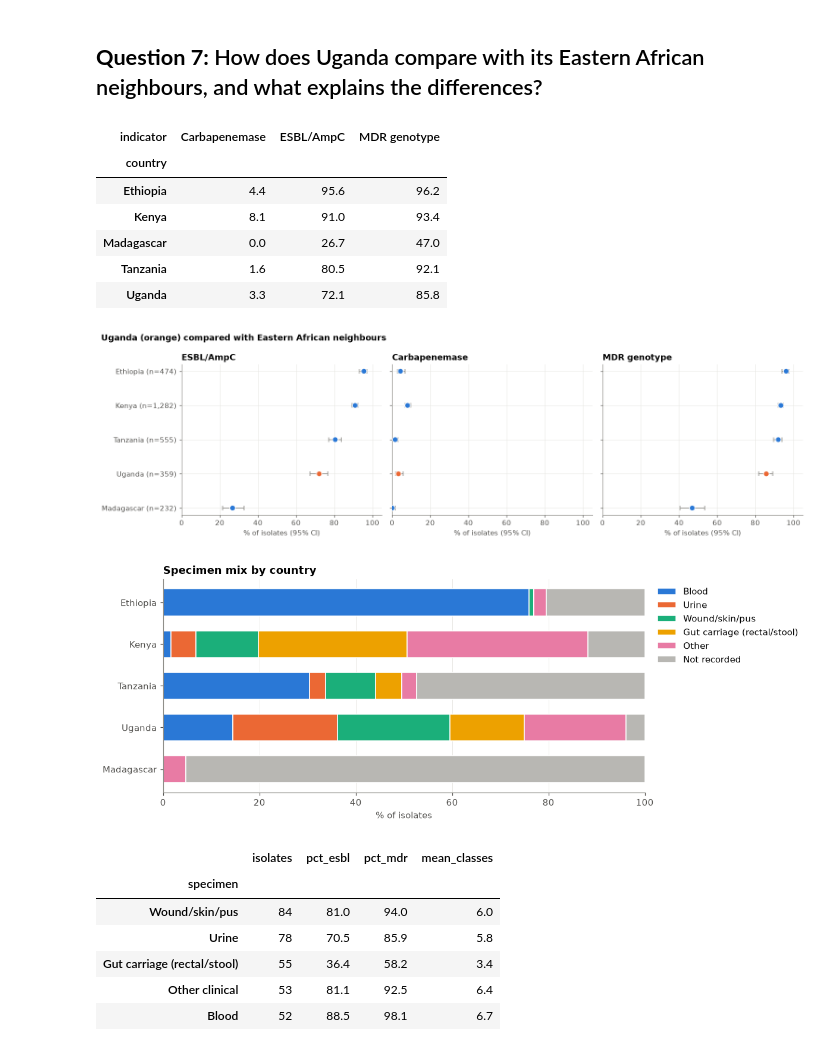
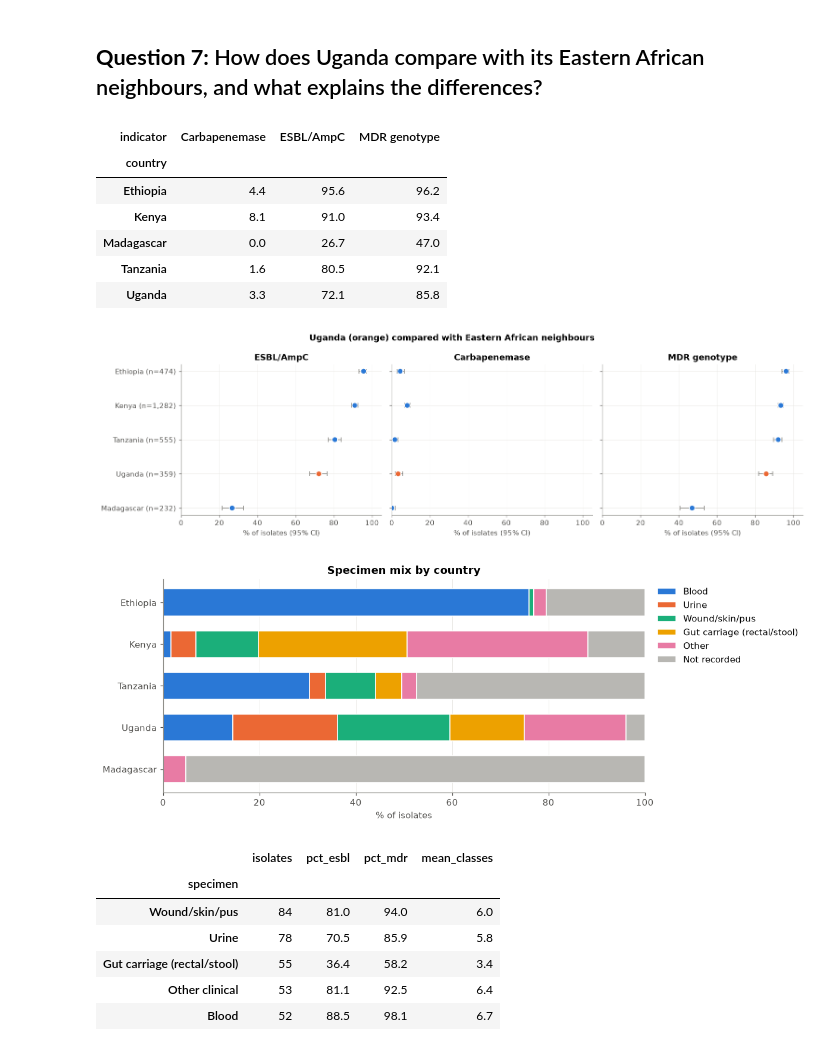
Before and after one commit to Jeremy-K-coder/klebsiella_amr_ssa, a Jupyter notebook: klebsiella_amr_descriptive_diagnostic.ipynb, the cells around one changed output. Saved outputs shown, nothing was run; the diff lists cells and outputs as text; code cells hidden in the pictures.

Commit message:
Restyle title cell; centre figure titles
Co-Authored-By: Claude Opus 5.5 <noreply@anthropic.com>

```diff
--- a/klebsiella_amr_descriptive_diagnostic.ipynb
+++ b/klebsiella_amr_descriptive_diagnostic.ipynb
@@ -36,7 +39,7 @@ plt.rcParams.update({
     'figure.dpi': 110, 'savefig.dpi': 200, 'font.size': 10,
     'axes.spines.top': False, 'axes.spines.right': False, 'axes.edgecolor': '#8a8984',
     'axes.grid': True, 'axes.axisbelow': True, 'grid.color': '#e6e5e1', 'grid.linewidth': 0.6,
-    'axes.titlesize': 12, 'axes.titleweight': 'bold', 'axes.titlelocation': 'left',
+    'axes.titlesize': 12, 'axes.titleweight': 'bold', 'axes.titlelocation': 'center',
     'axes.labelcolor': '#52514e', 'xtick.color': '#52514e', 'ytick.color': '#52514e',
     'legend.frameon': False,
 })
@@ -815,41 +818,41 @@ for ax, label in zip(axes, ['ESBL/AmpC', 'Carbapenemase', 'MDR genotype']):
     ax.set_xlim(0, 105)
     ax.set_xlabel('% of isolates (95% CI)')
 axes[0].set_yticks(range(len(order)), [f"{c} (n={by_country[c]:,})" for c in order])
-fig.suptitle('Uganda (orange) compared with Eastern African neighbours', x=0.01, ha='left', fontweight='bold')
+fig.suptitle('Uganda (orange) compared with Eastern African neighbours', fontweight='bold')
 fig.tight_layout()
 save(fig, 'Q7a_uganda_vs_east_africa')
 plt.show()
 
     # 3.7.3 Specimen mix by country
 mix_group = df['specimen'].replace({'Respiratory': 'Other', 'Other clinical': 'Other', 'Animal/environment': 'Other'})
 in_east = df['country'].isin(east)
 mix = pd.crosstab(df.loc[in_east, 'country'], mix_group[in_east], normalize='index') * 100
 mix = mix[['Blood', 'Urine', 'Wound/skin/pus', 'Gut carriage (rectal/stool)', 'Other', 'Not recorded']]
 
 fig, ax = plt.subplots(figsize=(11, 4.2))
 left = np.zeros(len(order))
 for col, color in zip(mix.columns, [BLUE, ORANGE, AQUA, YELLOW, MAGENTA, GREY]):
     vals = mix.loc[order, col].values
     ax.barh(order, vals, left=left, color=color, label=col, height=0.65, edgecolor='white', linewidth=1)
     left += vals
 ax.set_title('Specimen mix by country')
 ax.set_xlabel('% of isolates')
 ax.set_xlim(0, 100)
 ax.legend(bbox_to_anchor=(1.01, 1), loc='upper left')
 ax.grid(axis='y', visible=False)
 fig.tight_layout()
 save(fig, 'Q7b_specimen_mix_east_africa')
 plt.show()
 # %% [output]
 | indicator | Carbapenemase | ESBL/AmpC | MDR genotype |
 | country |  |  |  |
 | Ethiopia | 4.4 | 95.6 | 96.2 |
 | Kenya | 8.1 | 91.0 | 93.4 |
 | Madagascar | 0.0 | 26.7 | 47.0 |
 | Tanzania | 1.6 | 80.5 | 92.1 |
 | Uganda | 3.3 | 72.1 | 85.8 |
-[figure, old version]
+[figure, new version]
-[figure, old version]
+[figure, new version]
 # %%
 # 3.7.4 Uganda: resistance by specimen and the studies behind the data
 ug = df[df['country'] == 'Uganda']
```
Also changed, not shown: parts of 7 cells of this notebook, 9 other files.
